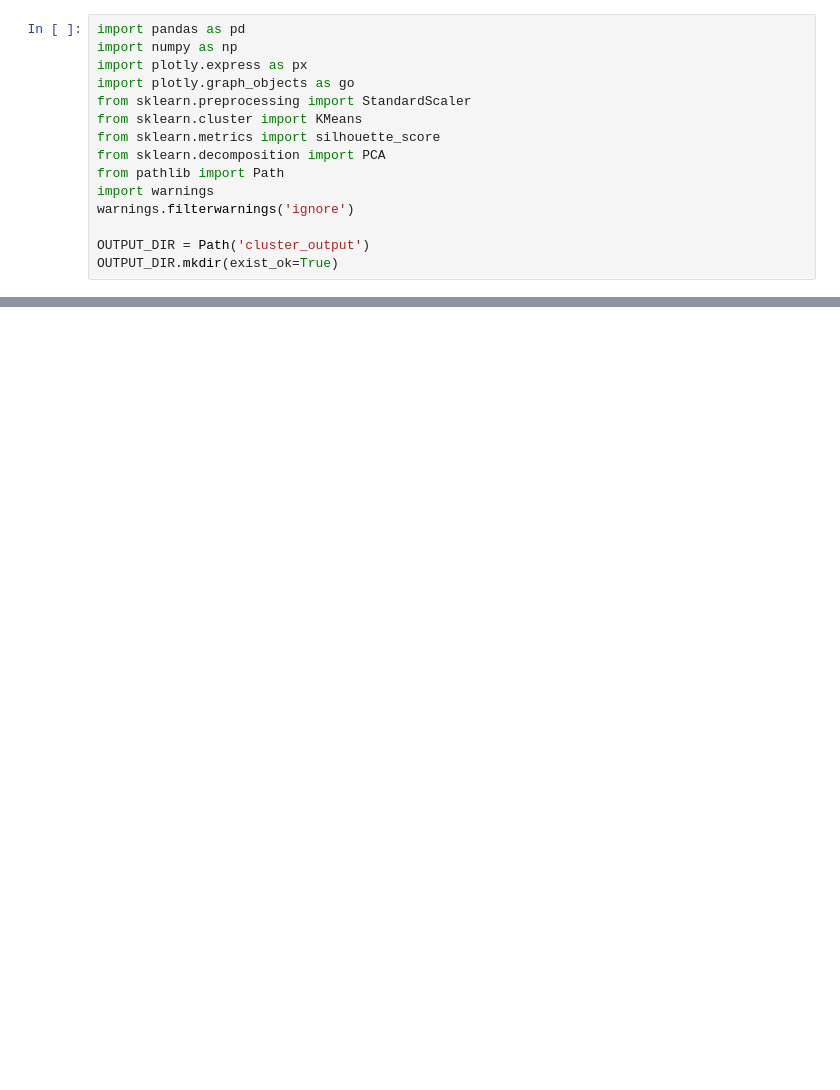
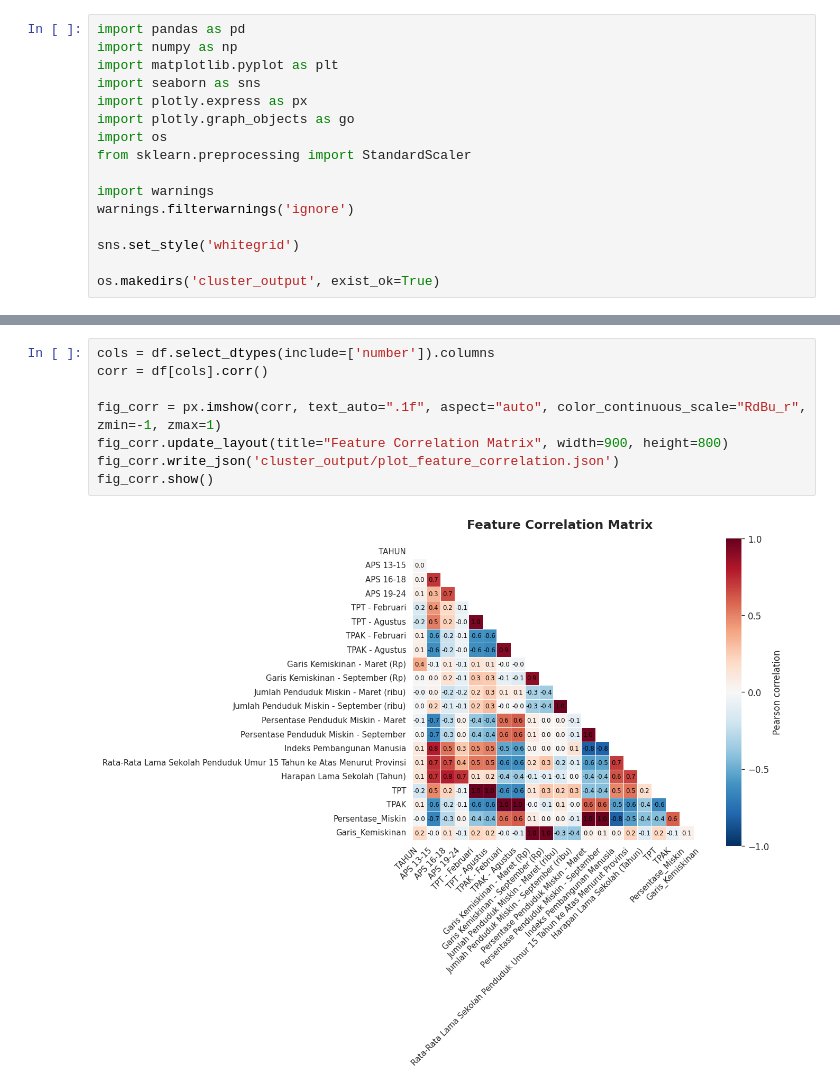
Before and after one commit to Rizki0907/GeoSosEkon-DatMin, a Jupyter notebook: LAYER 1 - CLUSTERING/Clustering.ipynb, the cells around one changed output, grey strips where cells are left out. Drawn from its saved outputs; the diff is of its cells as text; blank space fills up the shorter version.

Commit message:
Restore original Clustering.ipynb flow, fix data path, update purely to Plotly without adding K-Means logic, and revert Dashboard to Coming Soon

```diff
--- a/LAYER 1 - CLUSTERING/Clustering.ipynb
+++ b/LAYER 1 - CLUSTERING/Clustering.ipynb
@@ -3,16 +1,17 @@
 # %%
 import pandas as pd
 import numpy as np
+import matplotlib.pyplot as plt
+import seaborn as sns
 import plotly.express as px
 import plotly.graph_objects as go
+import os
 from sklearn.preprocessing import StandardScaler
-from sklearn.cluster import KMeans
-from sklearn.metrics import silhouette_score
-from sklearn.decomposition import PCA
-from pathlib import Path
+
 import warnings
 warnings.filterwarnings('ignore')
 
-OUTPUT_DIR = Path('cluster_output')
-OUTPUT_DIR.mkdir(exist_ok=True)
+sns.set_style('whitegrid')
+
+os.makedirs('cluster_output', exist_ok=True)
 # %%
@@ -21,0 +54,10 @@ print('Dataset Loaded!')
+# %%
+cols = df.select_dtypes(include=['number']).columns
+corr = df[cols].corr()
+
+fig_corr = px.imshow(corr, text_auto=".1f", aspect="auto", color_continuous_scale="RdBu_r", zmin=-1, zmax=1)
+fig_corr.update_layout(title="Feature Correlation Matrix", width=900, height=800)
+fig_corr.write_json('cluster_output/plot_feature_correlation.json')
+fig_corr.show()
+# %% [output]
+[figure, added]
```
Also changed, not shown: parts of 12 cells of this notebook, 1 other file.
